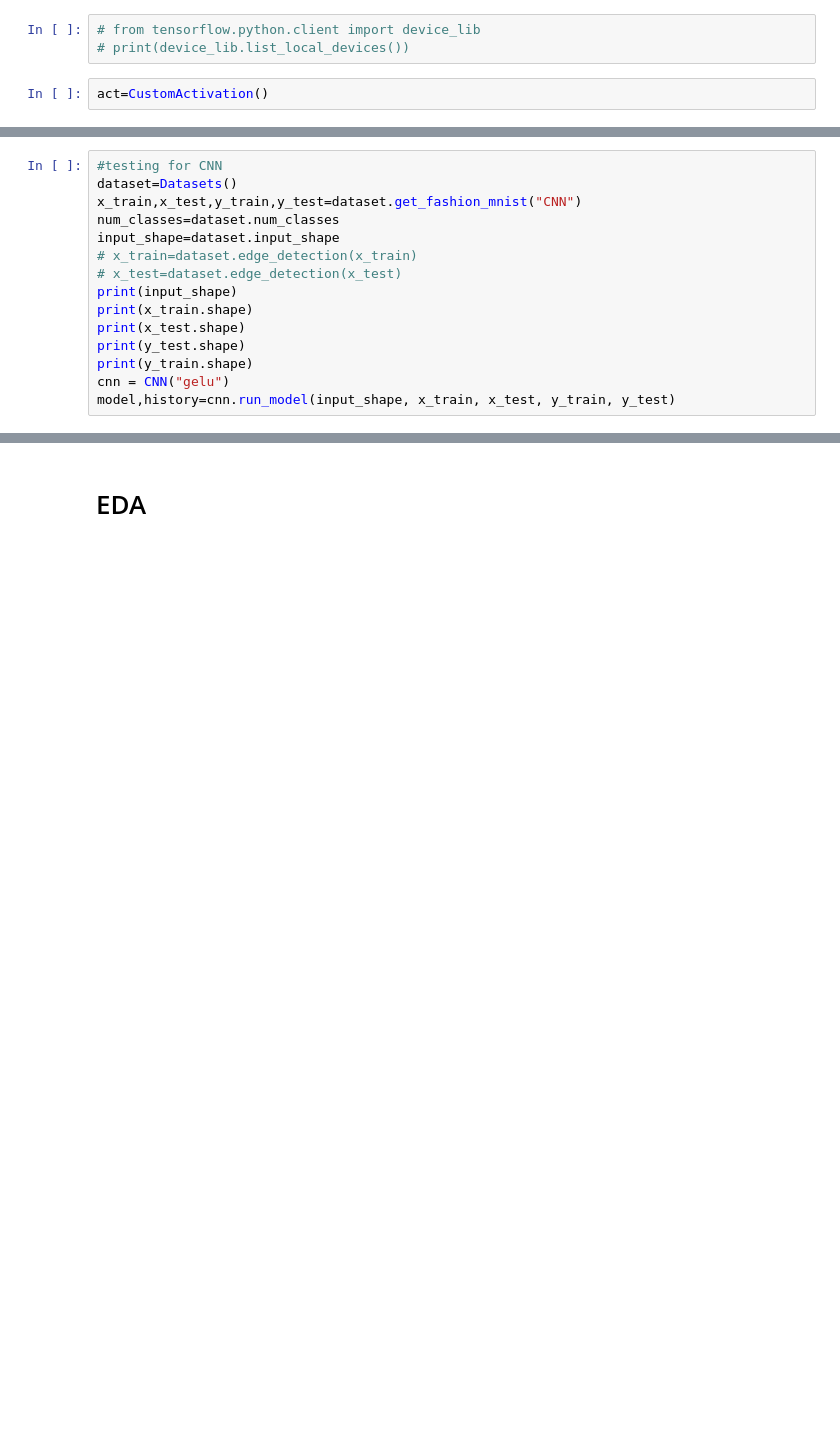
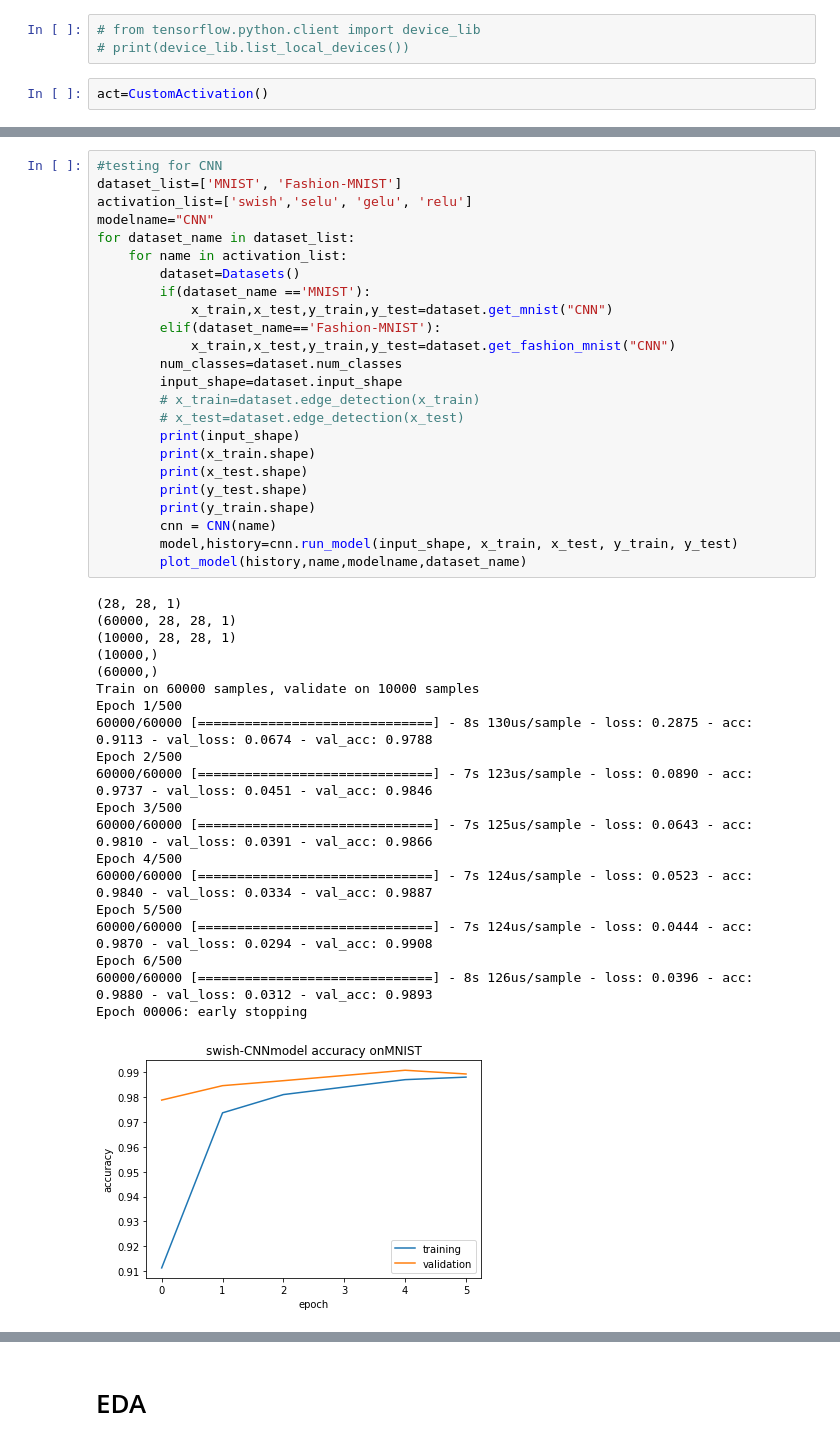
Before and after one commit to Jayant1234/exploringActivations, a Jupyter notebook: Notebooks/tutorial.ipynb, the cells around one changed output, grey strips where cells are left out. Cells and saved outputs as stored; diff of their text form; blank space fills up the shorter version.

```diff
--- a/Notebooks/tutorial.ipynb
+++ b/Notebooks/tutorial.ipynb
@@ -74,15 +307,45 @@ score,history = dnn.run_model(input_shape, x_train, x_test, y_train, y_test)
 # %%
 #testing for CNN
-dataset=Datasets()
-x_train,x_test,y_train,y_test=dataset.get_fashion_mnist("CNN")
-num_classes=dataset.num_classes
-input_shape=dataset.input_shape
-# x_train=dataset.edge_detection(x_train)
-# x_test=dataset.edge_detection(x_test)
-print(input_shape)
-print(x_train.shape)
-print(x_test.shape)
-print(y_test.shape)
-print(y_train.shape)
-cnn = CNN("gelu")
-model,history=cnn.run_model(input_shape, x_train, x_test, y_train, y_test)
+dataset_list=['MNIST', 'Fashion-MNIST']
+activation_list=['swish','selu', 'gelu', 'relu']
+modelname="CNN"
+for dataset_name in dataset_list:
+    for name in activation_list:
+        dataset=Datasets()
+        if(dataset_name =='MNIST'):
+            x_train,x_test,y_train,y_test=dataset.get_mnist("CNN")
+        elif(dataset_name=='Fashion-MNIST'):
+            x_train,x_test,y_train,y_test=dataset.get_fashion_mnist("CNN")
+        num_classes=dataset.num_classes
+        input_shape=dataset.input_shape
+        # x_train=dataset.edge_detection(x_train)
+        # x_test=dataset.edge_detection(x_test)
+        print(input_shape)
+        print(x_train.shape)
+        print(x_test.shape)
+        print(y_test.shape)
+        print(y_train.shape)
+        cnn = CNN(name)
+        model,history=cnn.run_model(input_shape, x_train, x_test, y_train, y_test)
+        plot_model(history,name,modelname,dataset_name)
+# %% [output]
+(28, 28, 1)
+(60000, 28, 28, 1)
+(10000, 28, 28, 1)
+(10000,)
+(60000,)
+Train on 60000 samples, validate on 10000 samples
+Epoch 1/500
+60000/60000 [==============================] - 8s 130us/sample - loss: 0.2875 - acc: 0.9113 - val_loss: 0.0674 - val_acc: 0.9788
+Epoch 2/500
+60000/60000 [==============================] - 7s 123us/sample - loss: 0.0890 - acc: 0.9737 - val_loss: 0.0451 - val_acc: 0.9846
+Epoch 3/500
+60000/60000 [==============================] - 7s 125us/sample - loss: 0.0643 - acc: 0.9810 - val_loss: 0.0391 - val_acc: 0.9866
+Epoch 4/500
+60000/60000 [==============================] - 7s 124us/sample - loss: 0.0523 - acc: 0.9840 - val_loss: 0.0334 - val_acc: 0.9887
+Epoch 5/500
+60000/60000 [==============================] - 7s 124us/sample - loss: 0.0444 - acc: 0.9870 - val_loss: 0.0294 - val_acc: 0.9908
+Epoch 6/500
+60000/60000 [==============================] - 8s 126us/sample - loss: 0.0396 - acc: 0.9880 - val_loss: 0.0312 - val_acc: 0.9893
+Epoch 00006: early stopping
+[figure, added]
```
Also changed, not shown: parts of 5 cells of this notebook, 26 other files.
